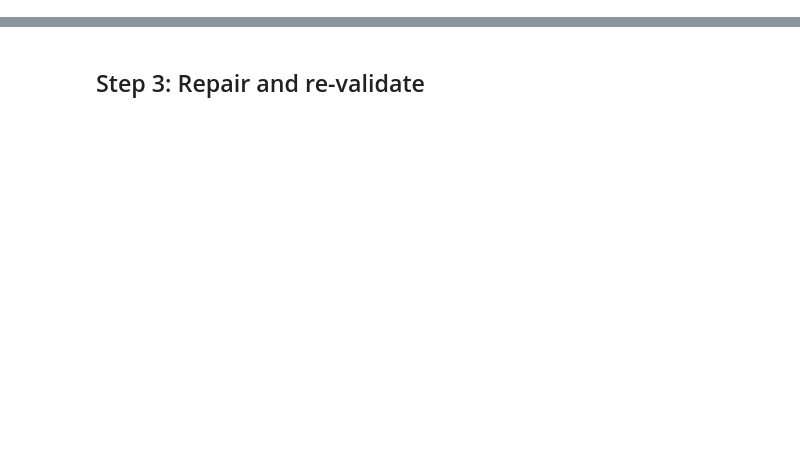
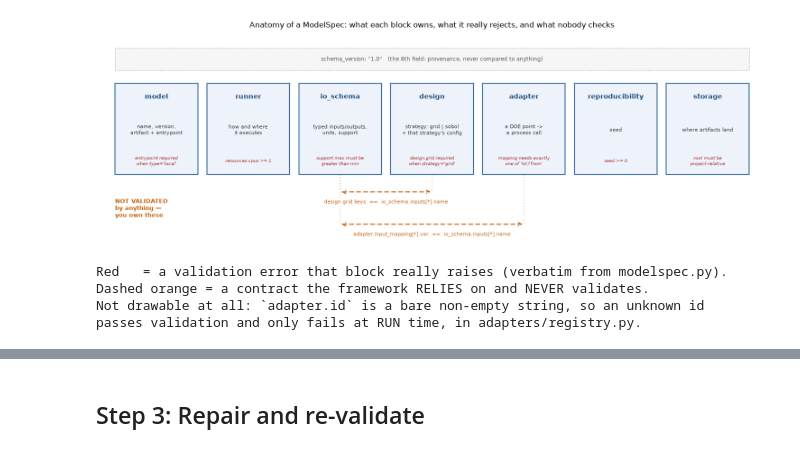
Before and after one commit to barakr/metamodeler_codex_scaffold_docs, a Jupyter notebook: tutorials/Tutorial_3.ipynb, the cells around one changed output, grey strips where cells are left out. Cells and saved outputs as stored; diff of their text form; code cells hidden in the pictures; blank space fills up the shorter version.

```diff
--- a/tutorials/Tutorial_3.ipynb
+++ b/tutorials/Tutorial_3.ipynb
@@ -41,0 +99,75 @@ Repo root: /Users/barakraveh/Git/metamodeler_codex_scaffold_docs
+# %%
+
+import matplotlib.pyplot as plt
+from matplotlib.patches import FancyArrowPatch, Rectangle
+
+# One box per top-level ModelSpec field, in declaration order
+# (src/bayesian_metamodeling/spec/modelspec.py::ModelSpec). `schema_version` is the
+# eighth field; it is a bare string, so it gets a tag rather than a box.
+BLOCKS = [
+    ("model", "name, version,\nartifact + entrypoint", "entrypoint required\nwhen type='local'"),
+    ("runner", "how and where\nit executes", "resources.cpus >= 1"),
+    ("io_schema", "typed inputs/outputs,\nunits, support", "support max must be\ngreater than min"),
+    ("design", "strategy: grid | sobol\n+ that strategy's config", "design.grid required\nwhen strategy='grid'"),
+    ("adapter", "a DOE point ->\na process call", "mapping needs exactly\none of 'to'/'from'"),
+    ("reproducibility", "seed", "seed >= 0"),
+    ("storage", "where artifacts land", "root must be\nproject-relative"),
+]
+
+w, h, gap = 2.0, 1.75, 0.22
+fig, ax = plt.subplots(figsize=(15, 5.2))
+
+for i, (name, contains, err) in enumerate(BLOCKS):
+    x = i * (w + gap)
+    ax.add_patch(Rectangle((x, 1.15), w, h, facecolor="#eef3fb",
+                           edgecolor="#3b6ea5", linewidth=1.6))
+    ax.text(x + w / 2, 1.15 + h - 0.26, name, ha="center", va="center",
+            fontsize=11, fontweight="bold", color="#1f4e79")
+    ax.text(x + w / 2, 1.15 + h / 2 - 0.02, contains, ha="center", va="center",
+            fontsize=8, color="#333")
+    ax.text(x + w / 2, 1.15 + 0.26, err, ha="center", va="center",
+            fontsize=7.5, style="italic", color="#a33")
+
+span = len(BLOCKS) * (w + gap) - gap
+ax.add_patch(Rectangle((0, 3.15), span, 0.42, facecolor="#f6f6f6",
+                       edgecolor="#999", linewidth=1.0, linestyle=":"))
+ax.text(span / 2, 3.36, 'schema_version: "1.0"   (the 8th field: provenance, never compared to anything)',
+        ha="center", va="center", fontsize=8.5, color="#555")
+
+
+def unchecked(i, j, label, y):
+    """Draw a contract that spans two blocks and is enforced by nobody."""
+    x0 = i * (w + gap) + w / 2
+    x1 = j * (w + gap) + w / 2
+    for x in (x0, x1):  # drop lines, so it is obvious WHICH blocks are tied
+        ax.plot([x, x], [1.15, y], color="#c46210", linewidth=0.9, alpha=0.45,
+                linestyle=(0, (2, 3)), zorder=0)
+    ax.add_patch(FancyArrowPatch((x0, y), (x1, y), arrowstyle="<->", mutation_scale=13,
+                                 color="#c46210", linewidth=1.6, linestyle=(0, (4, 3))))
+    ax.text((x0 + x1) / 2, y - 0.22, label, ha="center", fontsize=8, color="#c46210",
+            bbox={"facecolor": "white", "edgecolor": "none", "pad": 1.5})
+
+
+unchecked(2, 3, "design.grid keys  ==  io_schema.inputs[*].name", 0.82)
+unchecked(2, 4, "adapter.input_mapping[*].var  ==  io_schema.inputs[*].name", 0.20)
+ax.text(0.0, 0.50, "NOT VALIDATED\nby anything —\nyou own these", ha="left", va="center",
+        fontsize=9, fontweight="bold", color="#c46210")
+
+ax.set_xlim(-0.35, span + 0.35)
+ax.set_ylim(-0.15, 3.85)
+ax.axis("off")
+ax.set_title("Anatomy of a ModelSpec: what each block owns, what it really rejects, "
+             "and what nobody checks", fontsize=12, pad=10)
+plt.tight_layout()
+plt.show()
+
+print("Red   = a validation error that block really raises (verbatim from modelspec.py).")
+print("Dashed orange = a contract the framework RELIES on and NEVER validates.")
+print("Not drawable at all: `adapter.id` is a bare non-empty string, so an unknown id")
+print("passes validation and only fails at RUN time, in adapters/registry.py.")
+# %% [output]
+[figure, added]
+Red   = a validation error that block really raises (verbatim from modelspec.py).
+Dashed orange = a contract the framework RELIES on and NEVER validates.
+Not drawable at all: `adapter.id` is a bare non-empty string, so an unknown id
+passes validation and only fails at RUN time, in adapters/registry.py.
```
Also changed, not shown: parts of 39 cells of this notebook, 13 other files.
